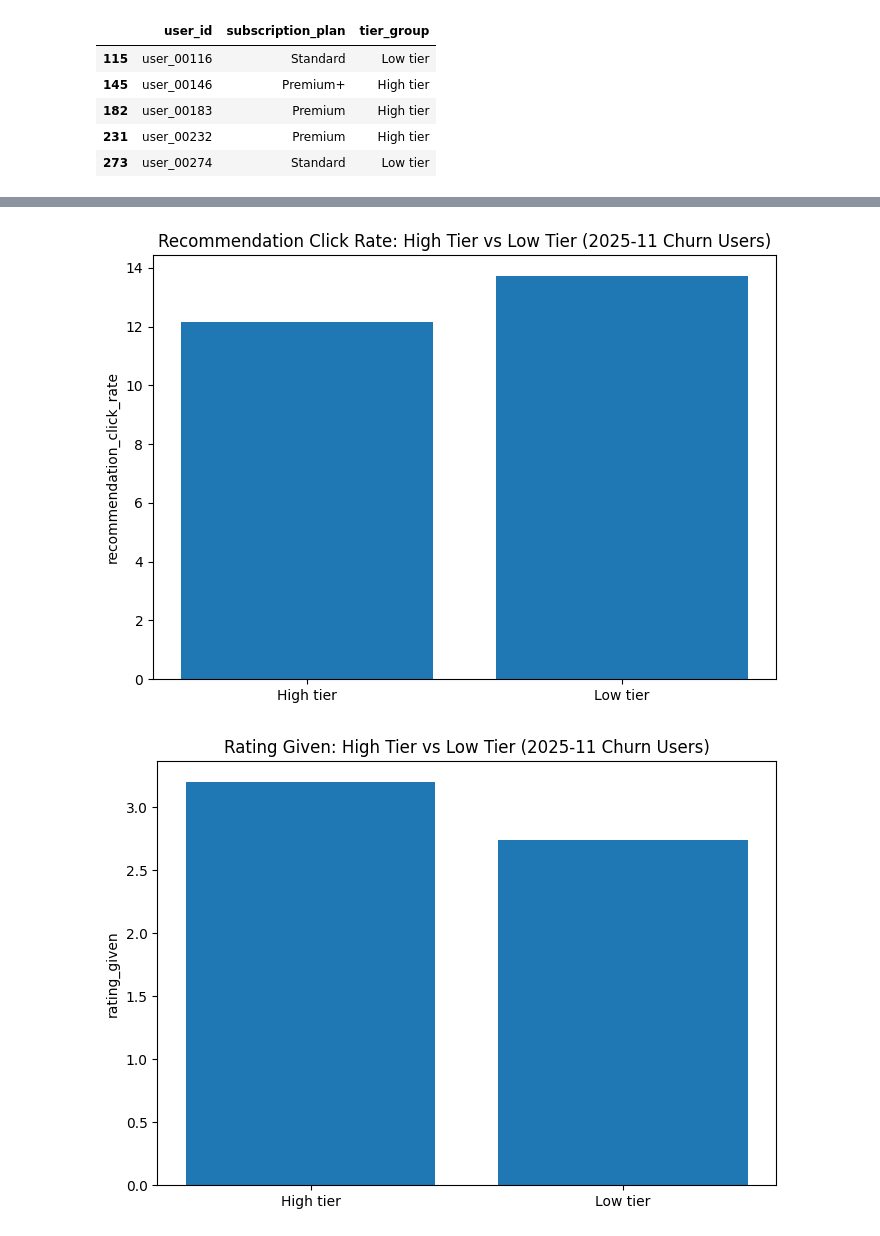
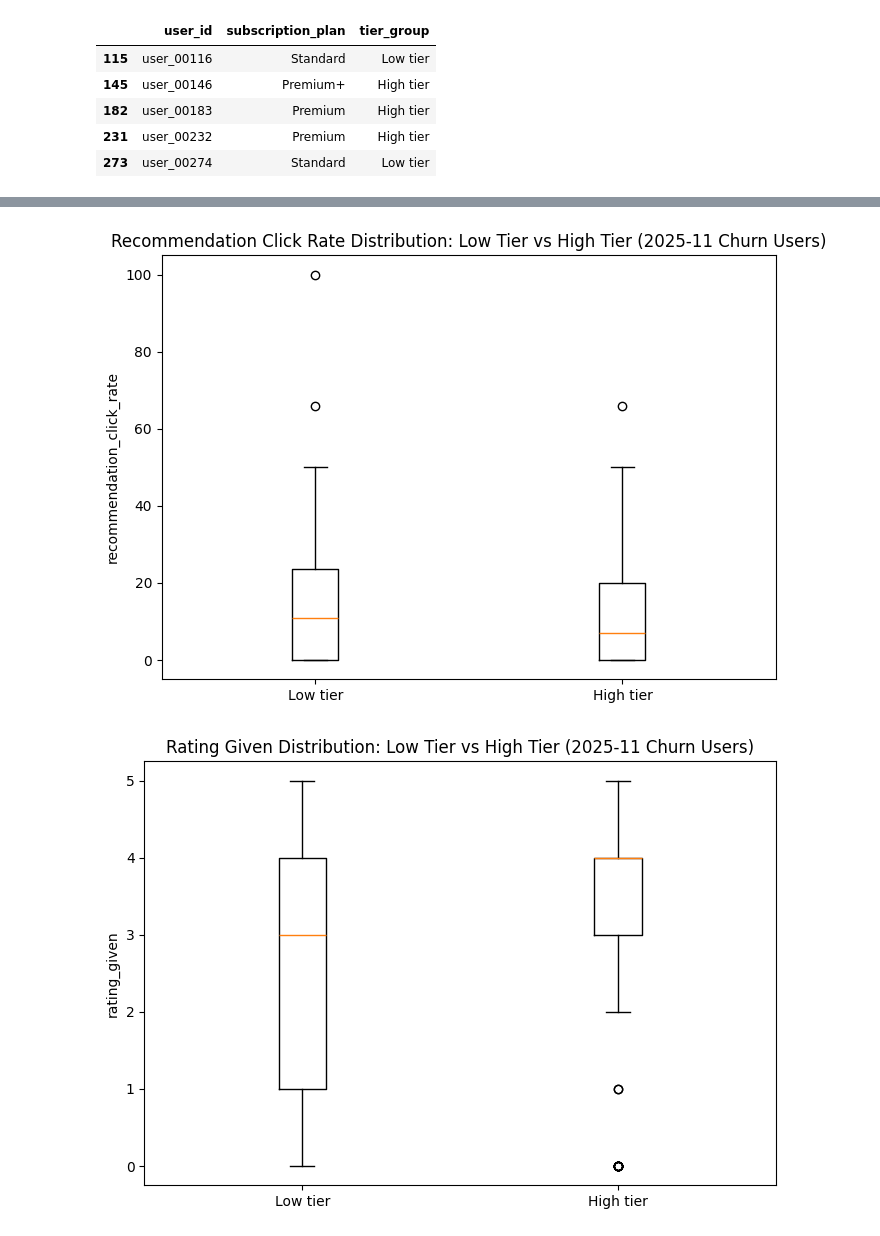
Before and after one commit to SKNETWORKS-FAMILY-AICAMP/SKN27-2nd-2TEAM, a Jupyter notebook: models/Netflix_ML/JAEKANG/Netflix_base_model - 복사본.ipynb, the cells around one changed output, grey strips where cells are left out. Cells and saved outputs as stored; diff of their text form; code cells hidden in the pictures.

```diff
--- a/models/Netflix_ML/JAEKANG/Netflix_base_model - 복사본.ipynb
+++ b/models/Netflix_ML/JAEKANG/Netflix_base_model - 복사본.ipynb
@@ -1603,31 +1658,57 @@ tier_summary
 # %%
-rec_plot = (
-    tier_df.groupby('tier_group')['recommendation_click_rate']
-    .mean()
-    .reset_index(name='mean_value')
+# -------------------------------------------------
+# recommendation_click_rate 분포 비교
+# High tier vs Low tier
+# -------------------------------------------------
+
+low_values = tier_df.loc[
+    tier_df['tier_group'] == 'Low tier',
+    'recommendation_click_rate'
+].dropna()
+
+high_values = tier_df.loc[
+    tier_df['tier_group'] == 'High tier',
+    'recommendation_click_rate'
+].dropna()
+
+plt.figure(figsize=(7, 5))
+plt.boxplot(
+    [low_values, high_values],
+    labels=['Low tier', 'High tier']
 )
 
-plt.figure(figsize=(7, 5))
-plt.bar(rec_plot['tier_group'], rec_plot['mean_value'])
 plt.ylabel('recommendation_click_rate')
-plt.title('Recommendation Click Rate: High Tier vs Low Tier (2025-11 Churn Users)')
+plt.title('Recommendation Click Rate Distribution: Low Tier vs High Tier (2025-11 Churn Users)')
 plt.tight_layout()
 plt.show()
 # %% [output]
-[figure, old version]
+[figure, new version]
 # %%
-rating_plot = (
-    tier_df.groupby('tier_group')['rating_given']
-    .mean()
-    .reset_index(name='mean_value')
+# -------------------------------------------------
+# rating_given 분포 비교
+# High tier vs Low tier
+# -------------------------------------------------
+
+low_values = tier_df.loc[
+    tier_df['tier_group'] == 'Low tier',
+    'rating_given'
+].dropna()
+
+high_values = tier_df.loc[
+    tier_df['tier_group'] == 'High tier',
+    'rating_given'
+].dropna()
+
+plt.figure(figsize=(7, 5))
+plt.boxplot(
+    [low_values, high_values],
+    labels=['Low tier', 'High tier']
 )
 
-plt.figure(figsize=(7, 5))
-plt.bar(rating_plot['tier_group'], rating_plot['mean_value'])
 plt.ylabel('rating_given')
-plt.title('Rating Given: High Tier vs Low Tier (2025-11 Churn Users)')
+plt.title('Rating Given Distribution: Low Tier vs High Tier (2025-11 Churn Users)')
 plt.tight_layout()
 plt.show()
 # %% [output]
-[figure, old version]
+[figure, new version]
 # %%
```
Also changed, not shown: parts of 28 cells of this notebook, 22 other files.
